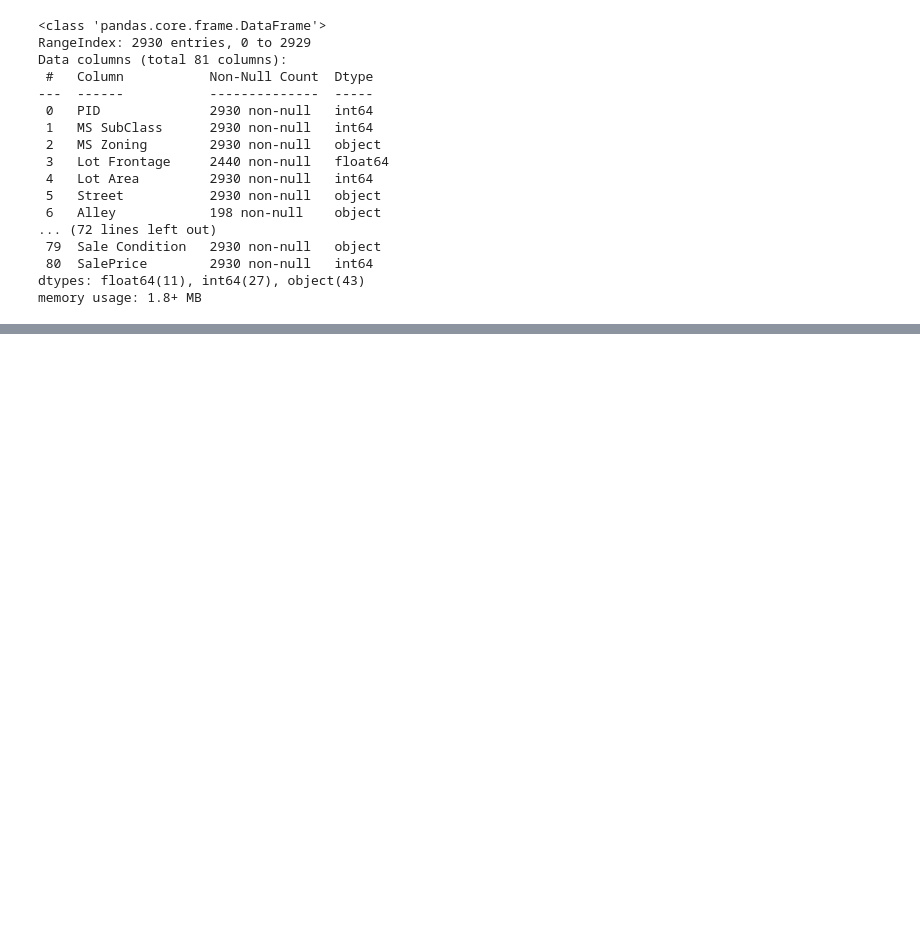
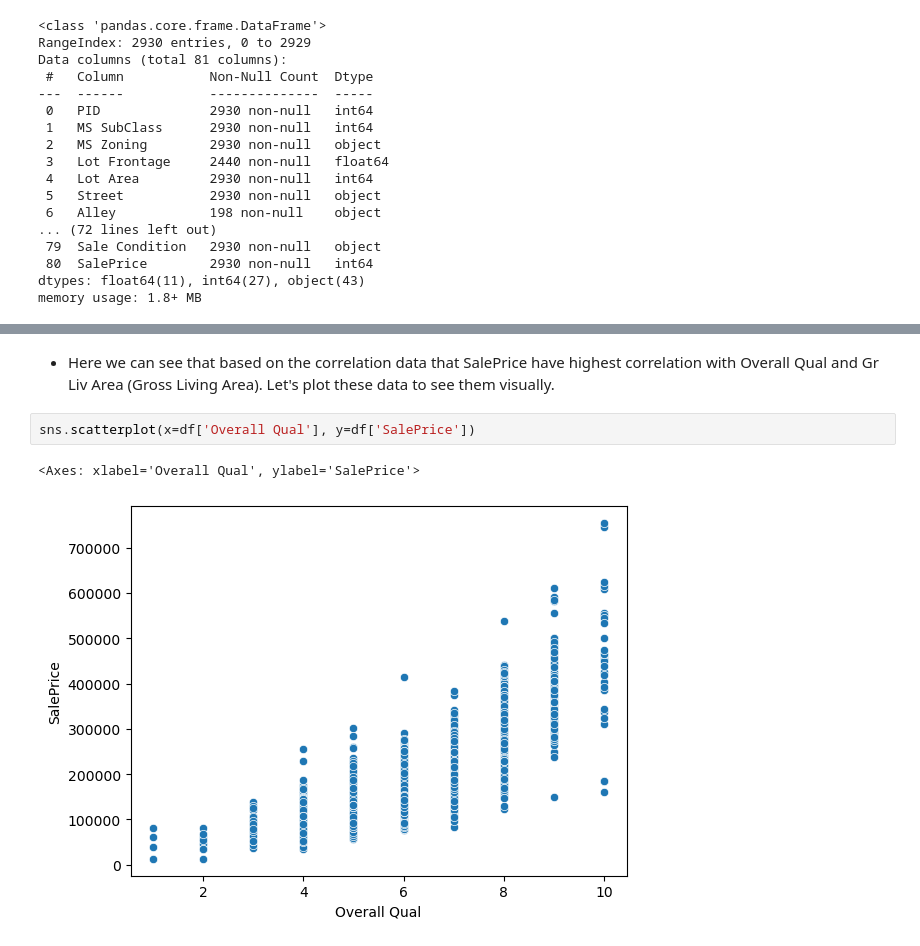
Before and after one commit to savan2508/Jupyter-Notebooks, a Jupyter notebook: Machine Learning/Ames_housing_model.ipynb, the cells around one changed output, grey strips where cells are left out. Drawn from its saved outputs; the diff is of its cells as text; blank space fills up the shorter version.

Commit message:
Clean up data for model

```diff
--- a/Machine Learning/Ames_housing_model.ipynb
+++ b/Machine Learning/Ames_housing_model.ipynb
@@ -43,0 +73,7 @@ memory usage: 1.8+ MB
+# %% [markdown]
+* Here we can see that based on the correlation data that SalePrice have highest correlation with Overall Qual and Gr Liv Area (Gross Living Area). Let's plot these data to see them visually.
+# %%
+sns.scatterplot(x=df['Overall Qual'], y=df['SalePrice'])
+# %% [output]
+<Axes: xlabel='Overall Qual', ylabel='SalePrice'>
+[figure, added]
```
Also changed, not shown: parts of 51 cells of this notebook, 1 other file.
